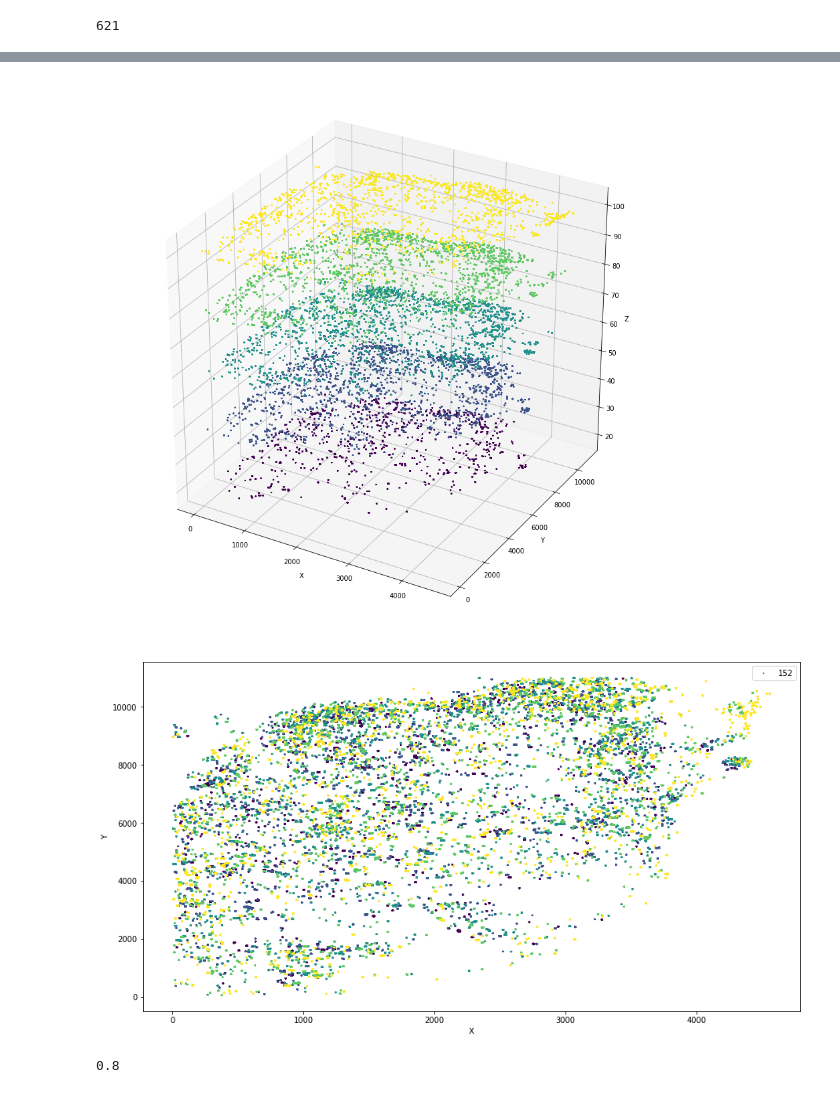
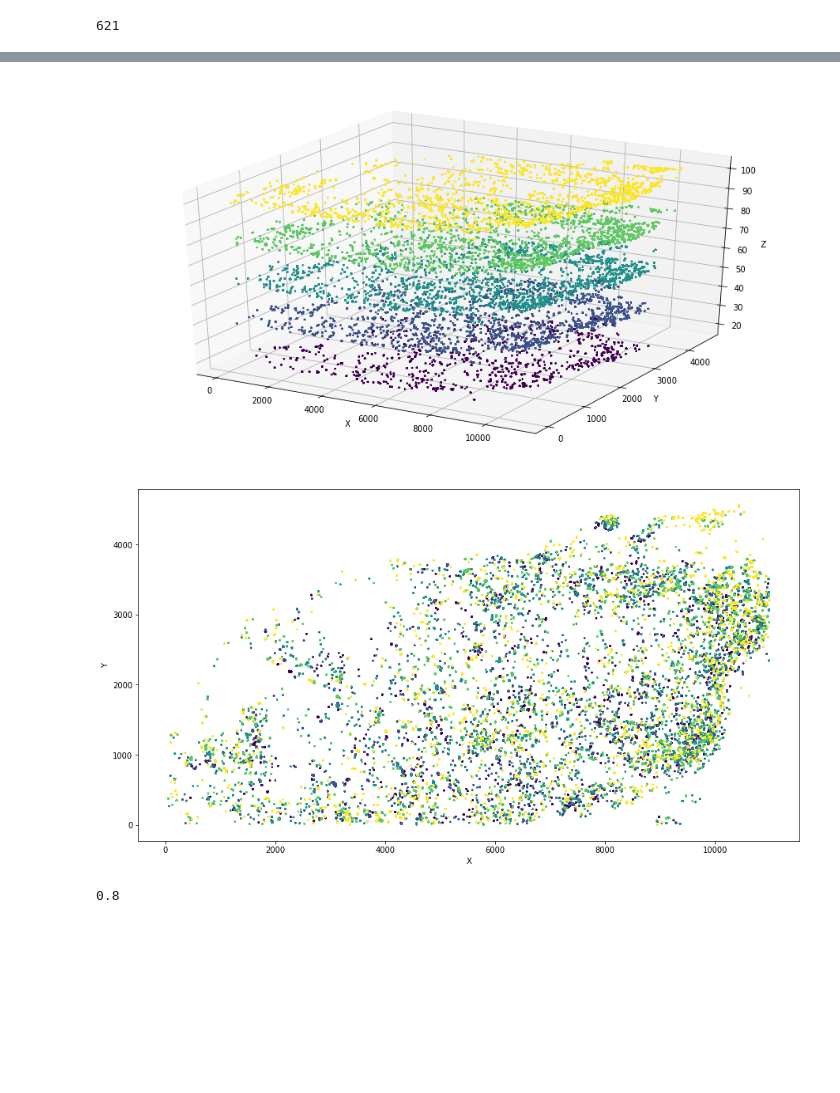
Before and after one commit to xiangjiph/MouseBrainAtlas, a Jupyter notebook: XJ/blob_detection_multiple_sections.ipynb, the cells around one changed output, grey strips where cells are left out. Cells and saved outputs as stored; diff of their text form; code cells hidden in the pictures; blank space fills up the shorter version.

```diff
--- a/XJ/blob_detection_multiple_sections.ipynb
+++ b/XJ/blob_detection_multiple_sections.ipynb
@@ -434,25 +399,25 @@ plt.scatter(temp_coords_set[:,0],temp_coords_set[:,1],s=0.1)
 # %%
-temp_fig = plt.figure(figsize=(15,15))
+temp_fig = plt.figure(figsize=(15,15*im0max/float(im1max)))
 temp_ax = temp_fig.add_subplot(111,projection='3d')
-temp_ax.scatter(temp_coords_set[:,0],temp_coords_set[:,1],temp_coords_set[:,2],c=temp_color,s=1)
+temp_ax.scatter(temp_coords_set[:,1],temp_coords_set[:,0],temp_coords_set[:,2],c=temp_color,s=1)
 temp_ax.set_xlabel('X')
 temp_ax.set_ylabel('Y')
 temp_ax.set_zlabel('Z')
 plt.show()
 # %% [output]
-[figure, old version]
+[figure, new version]
 # %%
 temp_fig = plt.figure(figsize=(15,15*im0max/float(im1max)))
 # temp_ax = temp_fig.add_subplot(111,projection='3d')
 temp_ax = temp_fig.add_subplot(111)
-temp_ax.scatter(temp_coords_set[:,0],temp_coords_set[:,1],c=temp_color,s=1)
+temp_ax.scatter(temp_coords_set[:,1],temp_coords_set[:,0],c=temp_color,s=1)
 temp_ax.set_xlabel('X')
 temp_ax.set_ylabel('Y')
 
 # temp_ax.set_zlabel('Z')
 plt.show()
 # %% [output]
-[figure, old version]
+[figure, new version]
 # %%
 o_simil_threshold
 # %% [output]
```
Also changed, not shown: parts of 4 cells of this notebook.
